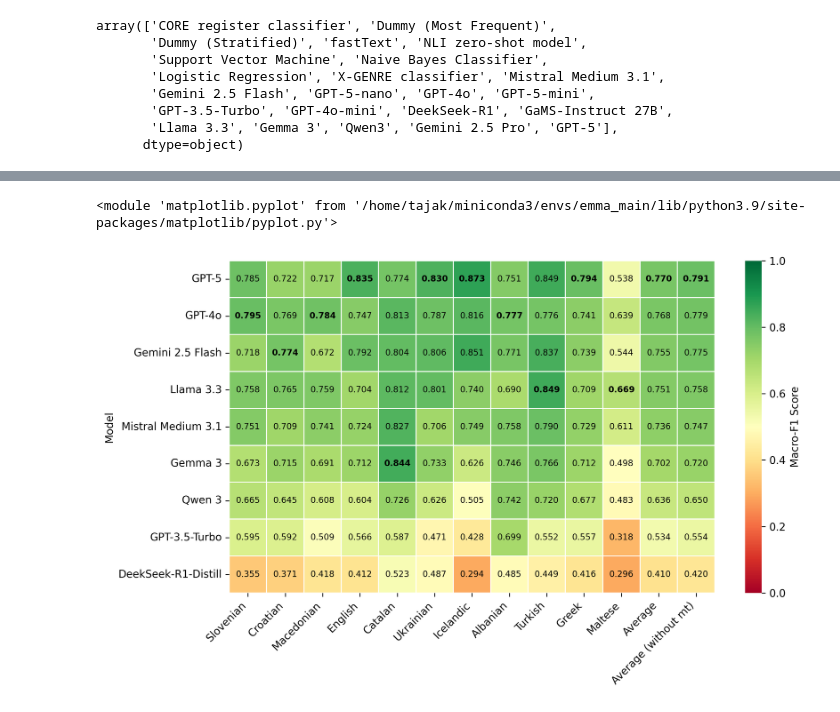
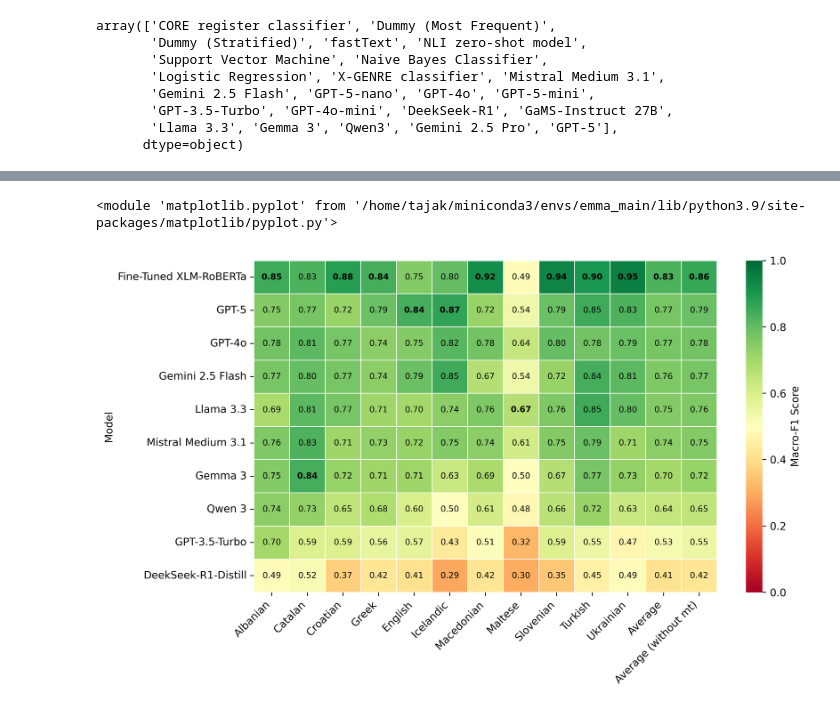
Before and after one commit to TajaKuzman/AGILE-Automatic-Genre-Identification-Benchmark, a Jupyter notebook: evaluation-of-results/evaluation_of_results.ipynb, the cells around one changed output, grey strips where cells are left out. Saved outputs shown, nothing was run; the diff lists cells and outputs as text; code cells hidden in the pictures.

Commit message:
Updated results for the thesis

```diff
--- a/evaluation-of-results/evaluation_of_results.ipynb
+++ b/evaluation-of-results/evaluation_of_results.ipynb
@@ -192,6 +227,6 @@ array(['CORE register classifier', 'Dummy (Most Frequent)',
 # %%
 # Keep only a selection of LLMs
-model_selection = ['GPT-3.5-Turbo', 'GPT-4o', 'GPT-5', 'Gemini 2.5 Flash', 'Mistral Medium 3.1', 'Llama 3.3', 'Gemma 3', 'Qwen3','DeekSeek-R1',]
+model_selection = ['GPT-3.5-Turbo', 'GPT-4o', 'GPT-5', 'Gemini 2.5 Flash', 'Mistral Medium 3.1', 'Llama 3.3', 'Gemma 3', 'Qwen3','DeekSeek-R1','X-GENRE classifier']
 
 results_phd = results_df[results_df["Model"].isin(model_selection)]
 
@@ -199,10 +234,29 @@ results_phd = results_df[results_df["Model"].isin(model_selection)]
 
 results_phd["Model"] = results_df["Model"].replace({
     "Qwen3": "Qwen 3",
-    "DeekSeek-R1": "DeekSeek-R1-Distill"
+    "DeekSeek-R1": "DeekSeek-R1-Distill",
+    "X-GENRE classifier": "Fine-Tuned XLM-RoBERTa"
 })
 
-results_phd
+# Prepare data
+data = results_phd.set_index("Model")
+
+data = data[['Albanian (macro-F1)', 'Catalan (macro-F1)', 'Croatian (macro-F1)', 'Greek (macro-F1)', 'English (macro-F1)', 'Icelandic (macro-F1)',  'Macedonian (macro-F1)', 'Maltese (macro-F1)', 'Slovenian (macro-F1)', 'Turkish (macro-F1)','Ukrainian (macro-F1)']]
+
+
+data.rename(columns={'Slovenian (macro-F1)': "Slovenian", 'Croatian (macro-F1)': "Croatian", 'Macedonian (macro-F1)':"Macedonian", 'English (macro-F1)':"English", 'Catalan (macro-F1)':"Catalan",  'Ukrainian (macro-F1)':"Ukrainian", 'Icelandic (macro-F1)':"Icelandic",  'Albanian (macro-F1)':"Albanian", 'Turkish (macro-F1)':"Turkish", 'Greek (macro-F1)':"Greek",  'Maltese (macro-F1)':"Maltese"},inplace=True)
+
+# Add results from the PhD thesis
+data.loc["Fine-Tuned XLM-RoBERTa"] = new_row
+
+# Add columns with averages
+data["Average"] = data.mean(axis=1)
+data["Average (without mt)"] = data.drop(columns=["Maltese"]).mean(axis=1)
+
+data.sort_values(by="Average", ascending=False, inplace=True)
+
+data = data.round(2)
+data
 # %% [output]
 A value is trying to be set on a copy of a slice from a DataFrame.
 Try using .loc[row_indexer,col_indexer] = value instead
@@ -227,55 +282,42 @@ import pandas as pd
 import numpy as np
 
 # Set figure size and DPI
-plt.figure(figsize=(10, 6), dpi=300)
-
-# Prepare data
-data = results_phd.set_index("Model")
-
-data = data[['Slovenian (macro-F1)', 'Croatian (macro-F1)', 'Macedonian (macro-F1)', 'English (macro-F1)', 'Catalan (macro-F1)',  'Ukrainian (macro-F1)', 'Icelandic (macro-F1)',  'Albanian (macro-F1)', 'Turkish (macro-F1)', 'Greek (macro-F1)',  'Maltese (macro-F1)']]
-
-# Add columns with averages
-data["Average"] = data.mean(axis=1)
-data["Average (without mt)"] = data.drop(columns=["Maltese (macro-F1)"]).mean(axis=1)
-
-data.rename(columns={'Slovenian (macro-F1)': "Slovenian", 'Croatian (macro-F1)': "Croatian", 'Macedonian (macro-F1)':"Macedonian", 'English (macro-F1)':"English", 'Catalan (macro-F1)':"Catalan",  'Ukrainian (macro-F1)':"Ukrainian", 'Icelandic (macro-F1)':"Icelandic",  'Albanian (macro-F1)':"Albanian", 'Turkish (macro-F1)':"Turkish", 'Greek (macro-F1)':"Greek",  'Maltese (macro-F1)':"Maltese"},inplace=True)
-
-data.sort_values(by="Average", ascending=False, inplace=True)
+plt.figure(figsize=(10, 6), dpi=500)
 
 # Create heatmap without annotations
 ax = sns.heatmap(
     data,
     annot=False,  # We'll add custom annotations manually
-    fmt=".3f",
+    fmt=".2f",
     cmap="RdYlGn",
     vmin=0,  # Raise the minimum value for lighter backgrounds
     vmax=1,  # Max at 1.0
     linewidths=0.5,
     linecolor='white',
     cbar_kws={'label': 'Macro-F1 Score'}
 )
 
 # Add custom text annotations
 for x in range(data.shape[1]):  # columns
     col = data.iloc[:, x]
     max_val = col.max()
     for y in range(data.shape[0]):  # rows
         val = col.iloc[y]
-        text = f"{val:.3f}"
+        text = f"{val:.2f}"
         if val == max_val:
             ax.text(x + 0.5, y + 0.5, text,
                     ha='center', va='center', fontweight='bold', fontsize=8)
         else:
             ax.text(x + 0.5, y + 0.5, text,
                     ha='center', va='center', fontsize=8)
 
 # Tweak layout
 plt.xticks(rotation=45, ha='right')
 plt.tight_layout()
 
 # Save the figure
 plt.savefig("llm-benchmarking-heatmap.png", dpi=300)
 plt
 # %% [output]
 <module 'matplotlib.pyplot' from '/home/tajak/miniconda3/envs/emma_main/lib/python3.9/site-packages/matplotlib/pyplot.py'>
-[figure, old version]
+[figure, new version]
```
Also changed, not shown: parts of 4 cells of this notebook, 1 other file.
